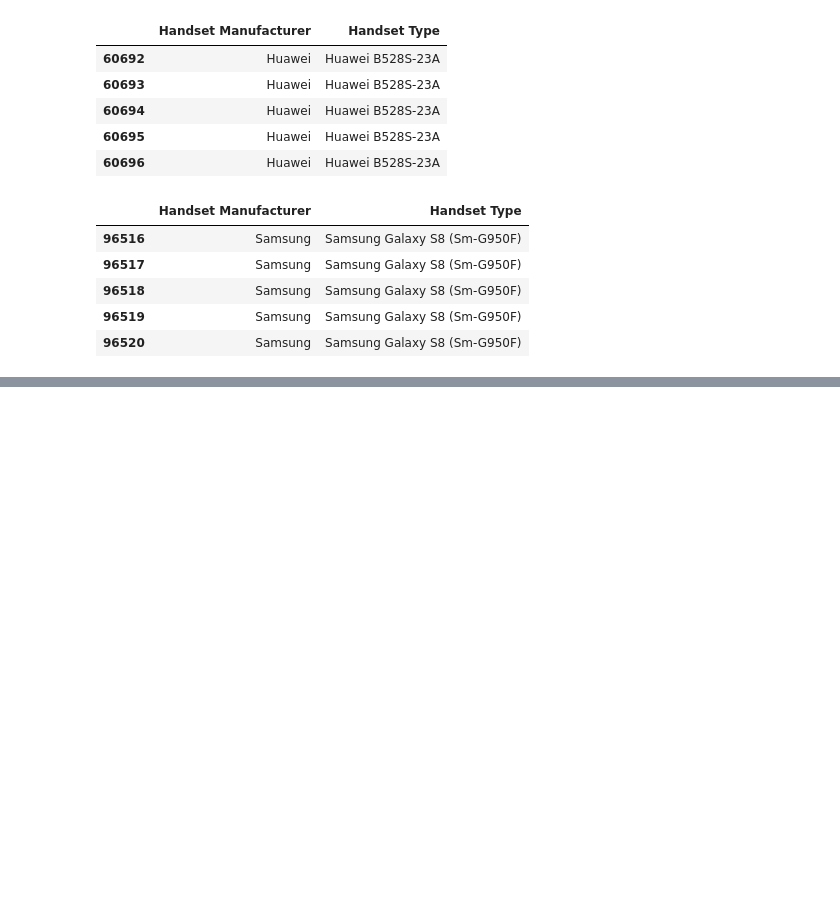
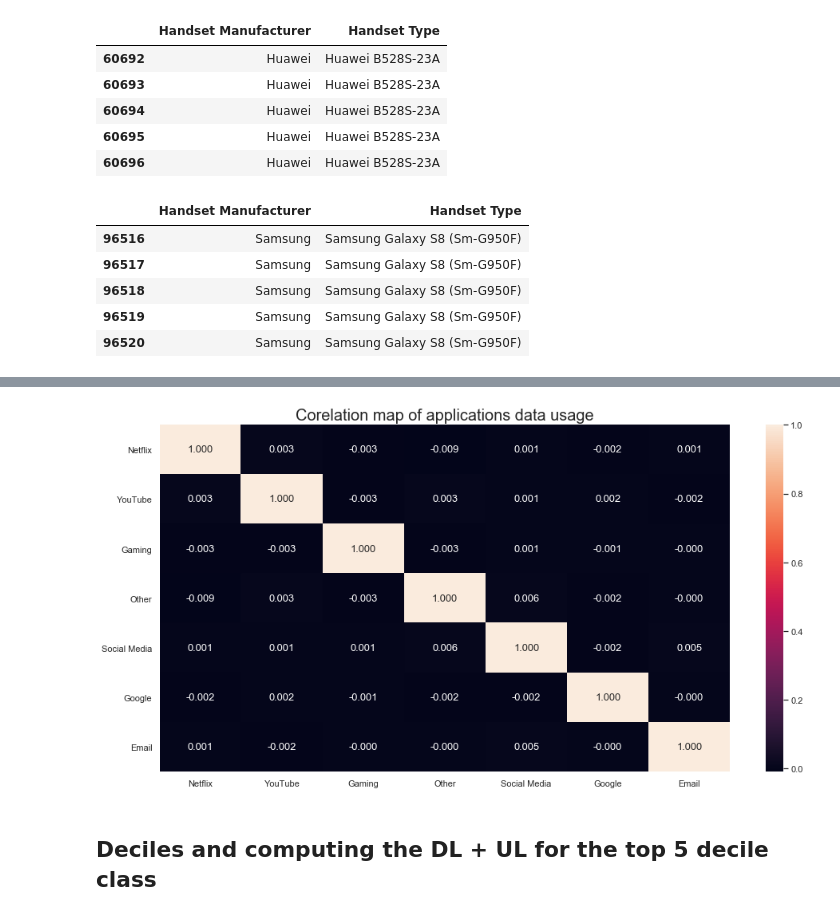
Before and after one commit to Ayebilla/DataScience_Learning, a Jupyter notebook: TenAcademy/week3/Interim-Sol_EDA.ipynb, the cells around one changed output, grey strips where cells are left out. Saved outputs shown, nothing was run; the diff lists cells and outputs as text; code cells hidden in the pictures; blank space fills up the shorter version.

```diff
--- a/TenAcademy/week3/Interim-Sol_EDA.ipynb
+++ b/TenAcademy/week3/Interim-Sol_EDA.ipynb
@@ -77,22 +124,13 @@ Name: Handset Manufacturer, dtype: int64
 To get the top 5 Handset types for each of the top 3 Manufacturers, you will first need to know the count of each handset type. You will then group them by manufacturer type and then get the top 5 from each group.
 # %%
 # Add another column for frequency to the data frame
-telcomdata['frequency'] = telcomdata['Handset Type'].map(telcomdata['Handset Type'].value_counts())
+test['frequency'] = test['Handset Type'].map(test['Handset Type'].value_counts())
 
 #group by manufacturer
-df1 = telcomdata.groupby(["Handset Manufacturer"])
+df1 = test.groupby(["Handset Manufacturer"])
 #sort by frequency which represents the count of each handset
 df2= df1.apply(lambda x: x.sort_values(["frequency"], ascending = False))
 df3=df2.reset_index(drop=True)
-
-#dff = df3[['Handset Type', 'frequency']].head(100000)
-
-#df3.drop_duplicates(keep=False,inplace=True)
-#df3
-#df4 = dff.groupby('Handset Manufacturer').tail(5)
-
-#dd = df3.groupby('Handset Manufacturer')['Handset Type'].value_counts(dropna=False).sort_values(ascending = False).nlargest(5)
-#ddd = telcomdata.groupby(['Handset Manufacturer'])['Handset Type'].nunique().count(level=0).nlargest(5)
 
 df4 = df3.groupby('Handset Manufacturer').head(5)
 
@@ -319,0 +235,17 @@ https://thispointer.com//
+# %%
+cordata =  telcomdata.iloc[:, 55:-1]
+cor = cordata.corr(method ='pearson')
+
+plt.figure(figsize=(16,8))
+ax = sns.heatmap(cor,
+                annot=True,
+                fmt=".3f",
+                annot_kws={'size':13},
+                )
+
+plt.title("Corelation map of applications data usage", fontsize=20)
+plt.show()
+# %% [output]
+[figure, added]
+# %% [markdown]
+## Deciles and computing the DL + UL for the top 5 decile class
```
Also changed, not shown: parts of 67 cells of this notebook.
